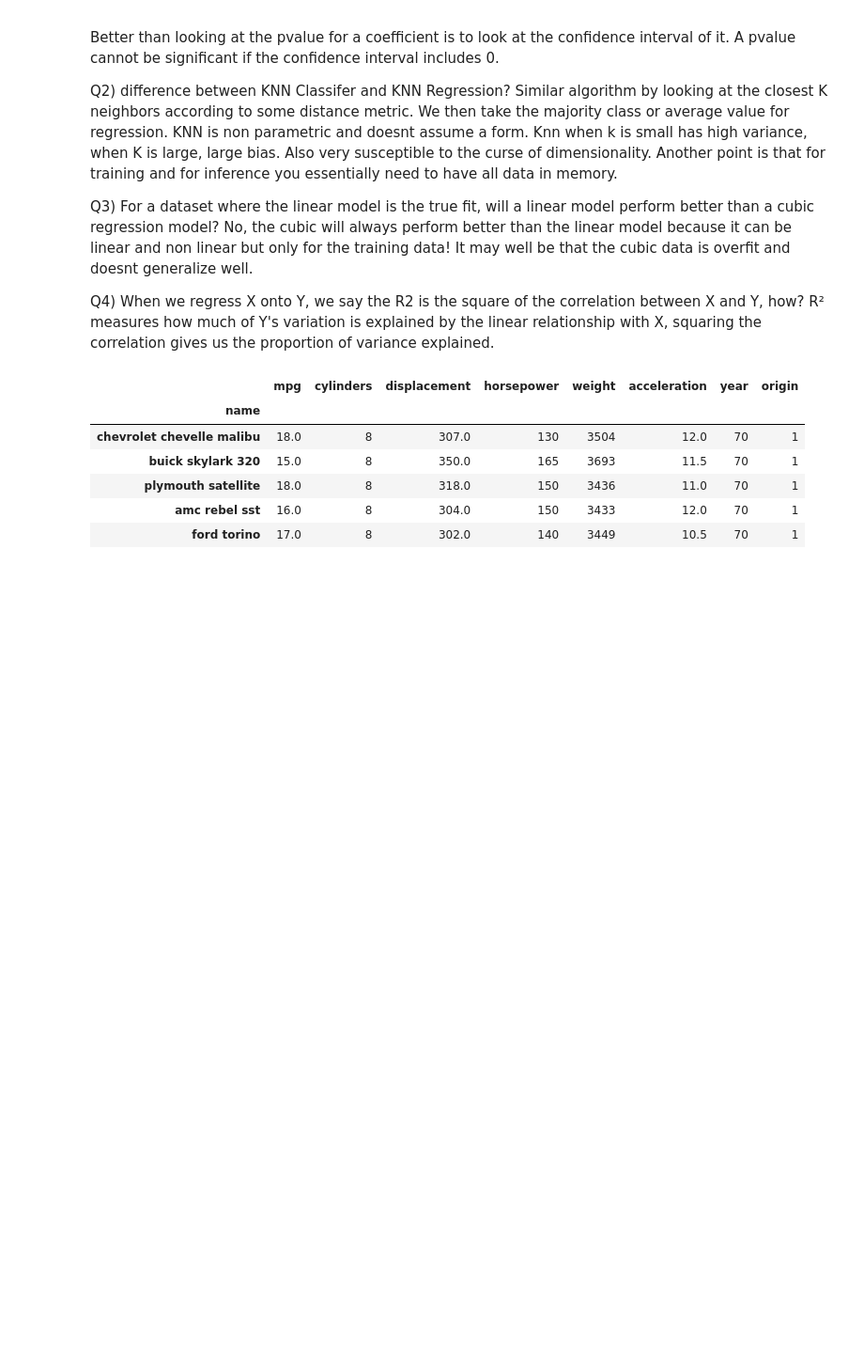
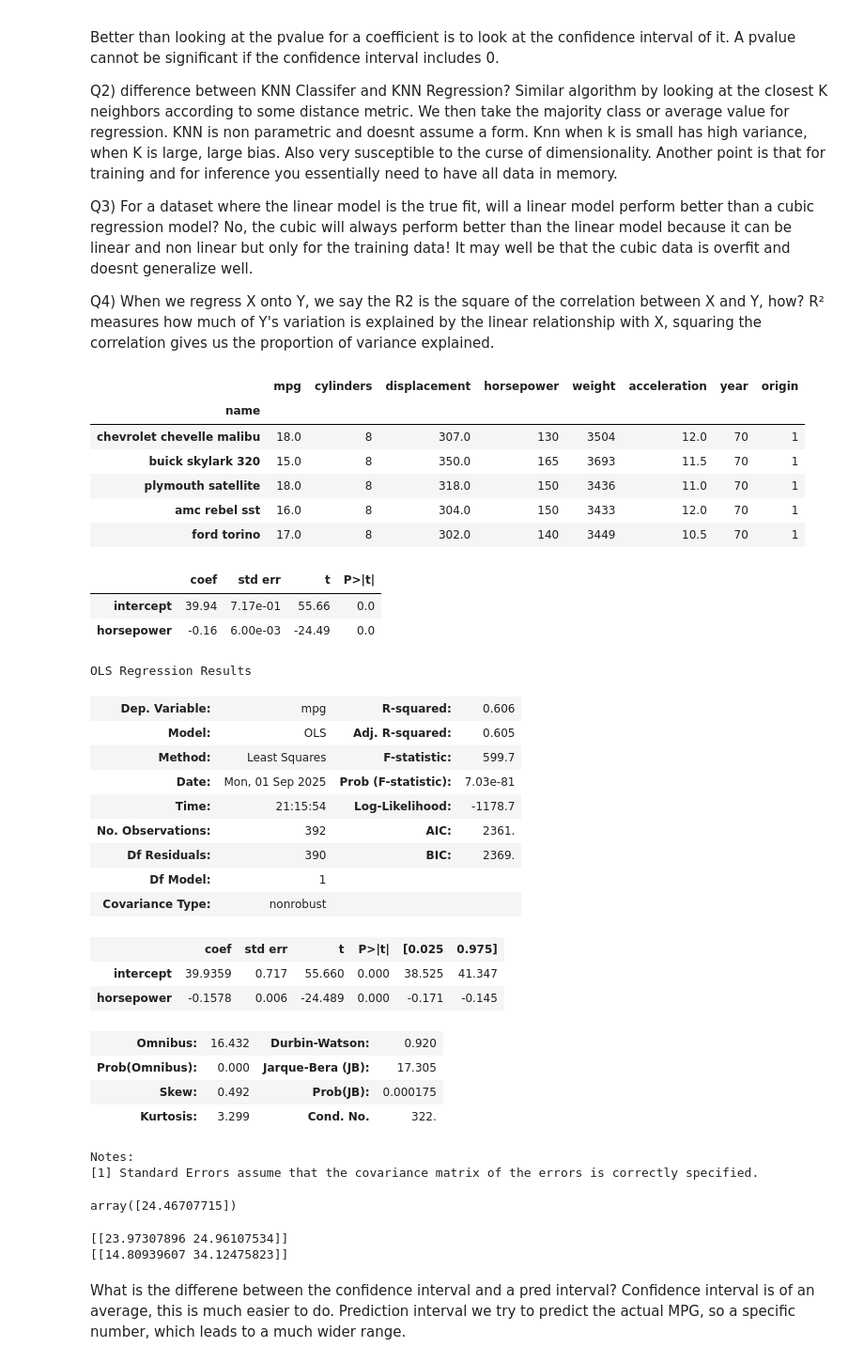
Before and after one commit to jrippert-hub/stats, a Jupyter notebook: chap3.ipynb, the cells around one changed output. Shown at 94% size. Saved outputs shown, nothing was run; the diff lists cells and outputs as text; code cells hidden in the pictures; blank space fills up the shorter version.

```diff
--- a/chap3.ipynb
+++ b/chap3.ipynb
@@ -404,3 +407,57 @@ q8_x = pd.DataFrame({ 'intercept' : np.ones(auto_df.shape[0])   ,
                                  'horsepower' : auto_df['horsepower']})
 # creat Y variable
 q8_y = auto_df['mpg']
+# %%
+model = sm.OLS(q8_y, q8_x)
+
+results = model.fit()
+
+summarize(results)
+# %% [output]
+|  | coef | std err | t | P>|t| |
+| intercept | 39.94 | 7.17e-01 | 55.66 | 0.0 |
+| horsepower | -0.16 | 6.00e-03 | -24.49 | 0.0 |
+# %%
+results.summary()
+# %% [output]
+OLS Regression Results
+| Dep. Variable: | mpg | R-squared: | 0.606 |
+| Model: | OLS | Adj. R-squared: | 0.605 |
+| Method: | Least Squares | F-statistic: | 599.7 |
+| Date: | Mon, 01 Sep 2025 | Prob (F-statistic): | 7.03e-81 |
+| Time: | 21:15:54 | Log-Likelihood: | -1178.7 |
+| No. Observations: | 392 | AIC: | 2361. |
+| Df Residuals: | 390 | BIC: | 2369. |
+| Df Model: | 1 |  |  |
+| Covariance Type: | nonrobust |  |  |
+|  | coef | std err | t | P>|t| | [0.025 | 0.975] |
+| intercept | 39.9359 | 0.717 | 55.660 | 0.000 | 38.525 | 41.347 |
+| horsepower | -0.1578 | 0.006 | -24.489 | 0.000 | -0.171 | -0.145 |
+| Omnibus: | 16.432 | Durbin-Watson: | 0.920 |
+| Prob(Omnibus): | 0.000 | Jarque-Bera (JB): | 17.305 |
+| Skew: | 0.492 | Prob(JB): | 0.000175 |
+| Kurtosis: | 3.299 | Cond. No. | 322. |
+Notes:
+[1] Standard Errors assume that the covariance matrix of the errors is correctly specified.
+# %%
+#predict mpg with a 98 horespower car
+inference_df = pd.DataFrame({'intercept': [1], 'horsepower' : [98]})
+# new_preds = results.predict(inference_df)
+new_preds = results.get_prediction(inference_df)
+
+# see result
+new_preds.predicted_mean
+# %% [output]
+array([24.46707715])
+# %%
+# calc confidence interval
+print(new_preds.conf_int(alpha=0.05))
+
+# calc prediction interval
+print(new_preds.conf_int(obs= True, alpha=0.05))
+# %% [output]
+[[23.97307896 24.96107534]]
+[[14.80939607 34.12475823]]
+# %% [markdown]
+What is the differene between the confidence interval and a pred interval?
+Confidence interval is of an average, this is much easier to do. Prediction interval we try to predict the actual MPG, so a specific number, which leads to a much wider range.
```
Also changed, not shown: parts of 2 cells of this notebook.
